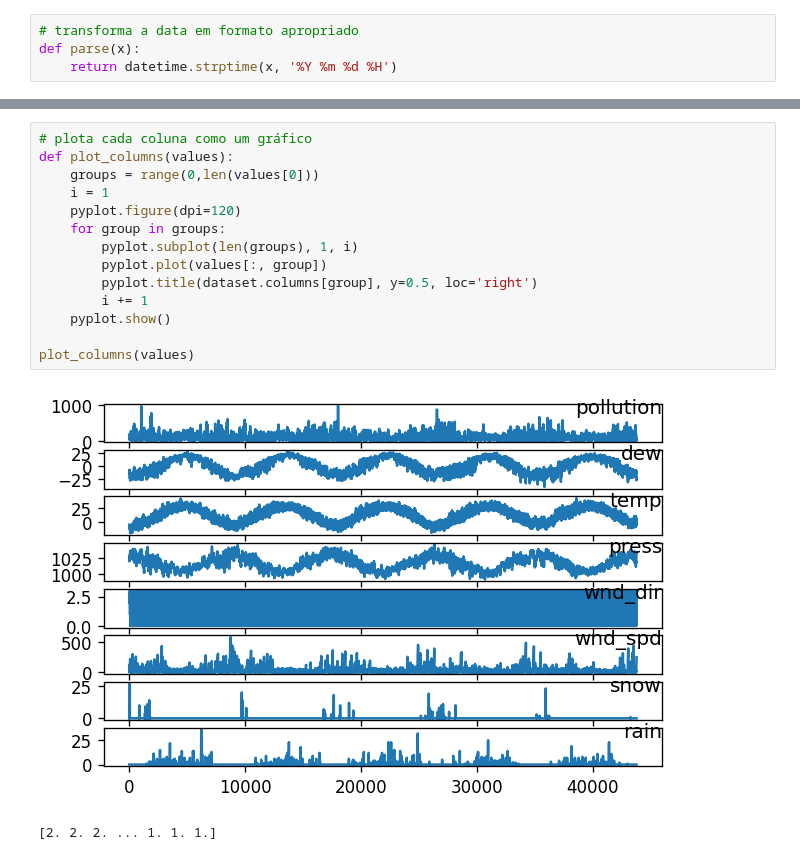
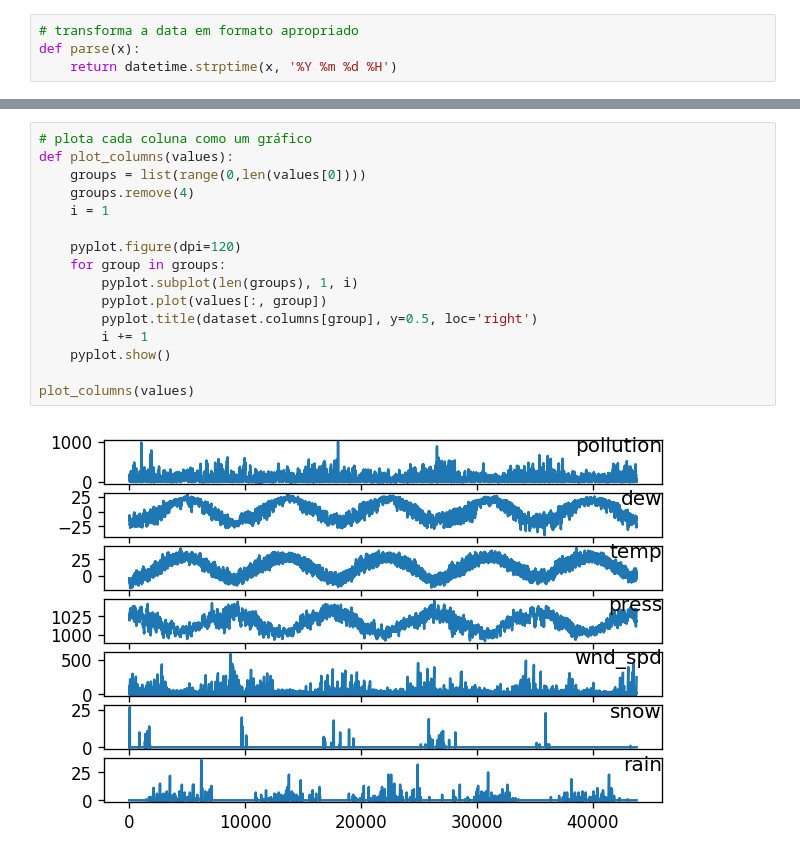
Before and after one commit to icaromourao/Multivariate-Time-Series-Forecasting, a Jupyter notebook: notebooks/Forecast.ipynb, the cells around one changed output, grey strips where cells are left out. Saved outputs shown, nothing was run; the diff lists cells and outputs as text.

```diff
--- a/notebooks/Forecast.ipynb
+++ b/notebooks/Forecast.ipynb
@@ -59,17 +65,18 @@ values = dataset.values
 # %%
 # plota cada coluna como um gráfico
 def plot_columns(values):
-    groups = range(0,len(values[0]))
+    groups = list(range(0,len(values[0])))
+    groups.remove(4)
     i = 1
+
     pyplot.figure(dpi=120)
     for group in groups:
         pyplot.subplot(len(groups), 1, i)
         pyplot.plot(values[:, group])
         pyplot.title(dataset.columns[group], y=0.5, loc='right')
         i += 1
     pyplot.show()
 
 plot_columns(values)
 # %% [output]
-[figure, old version]
+[figure, new version]
-[2. 2. 2. ... 1. 1. 1.]
```
Also changed, not shown: parts of 8 cells of this notebook.
